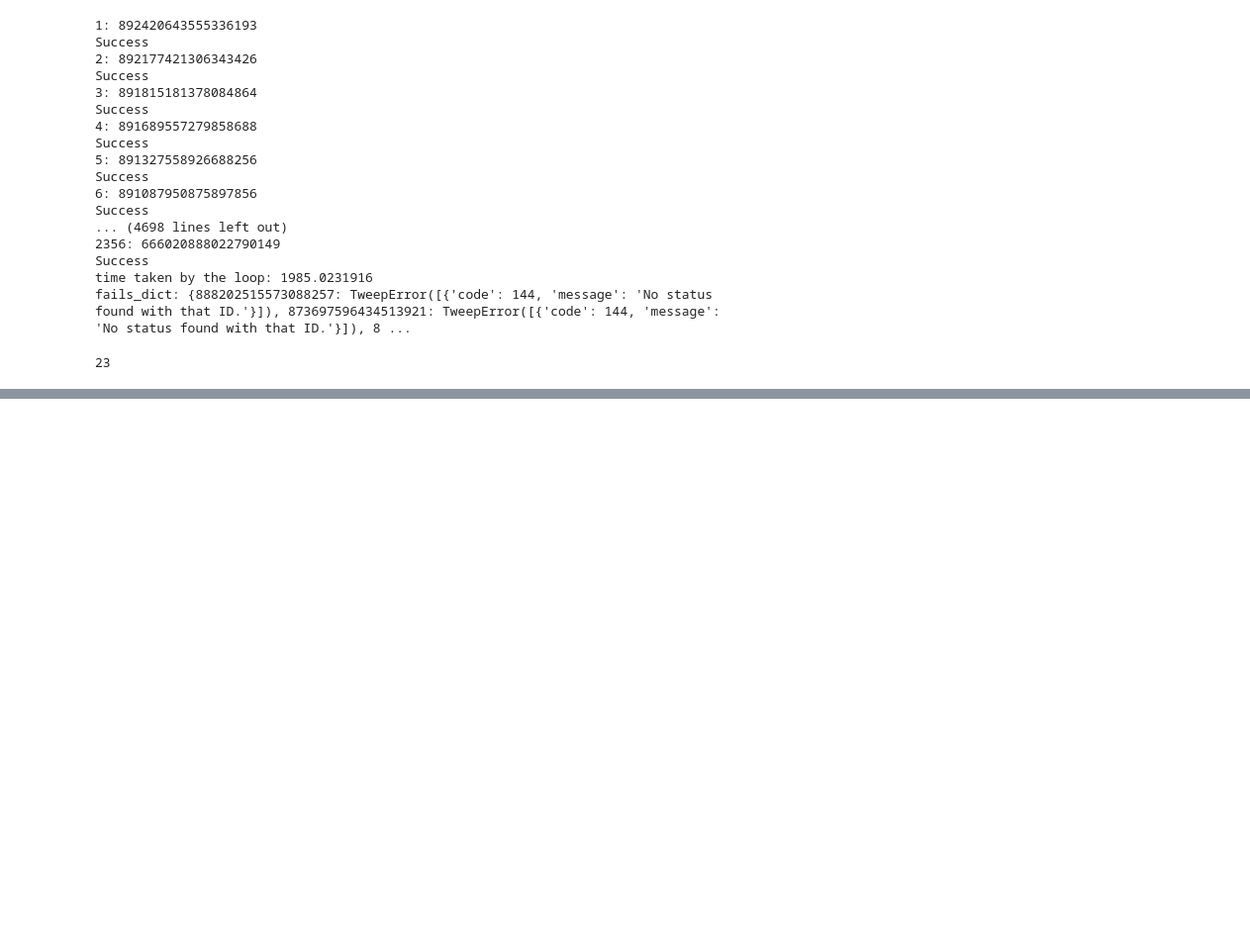
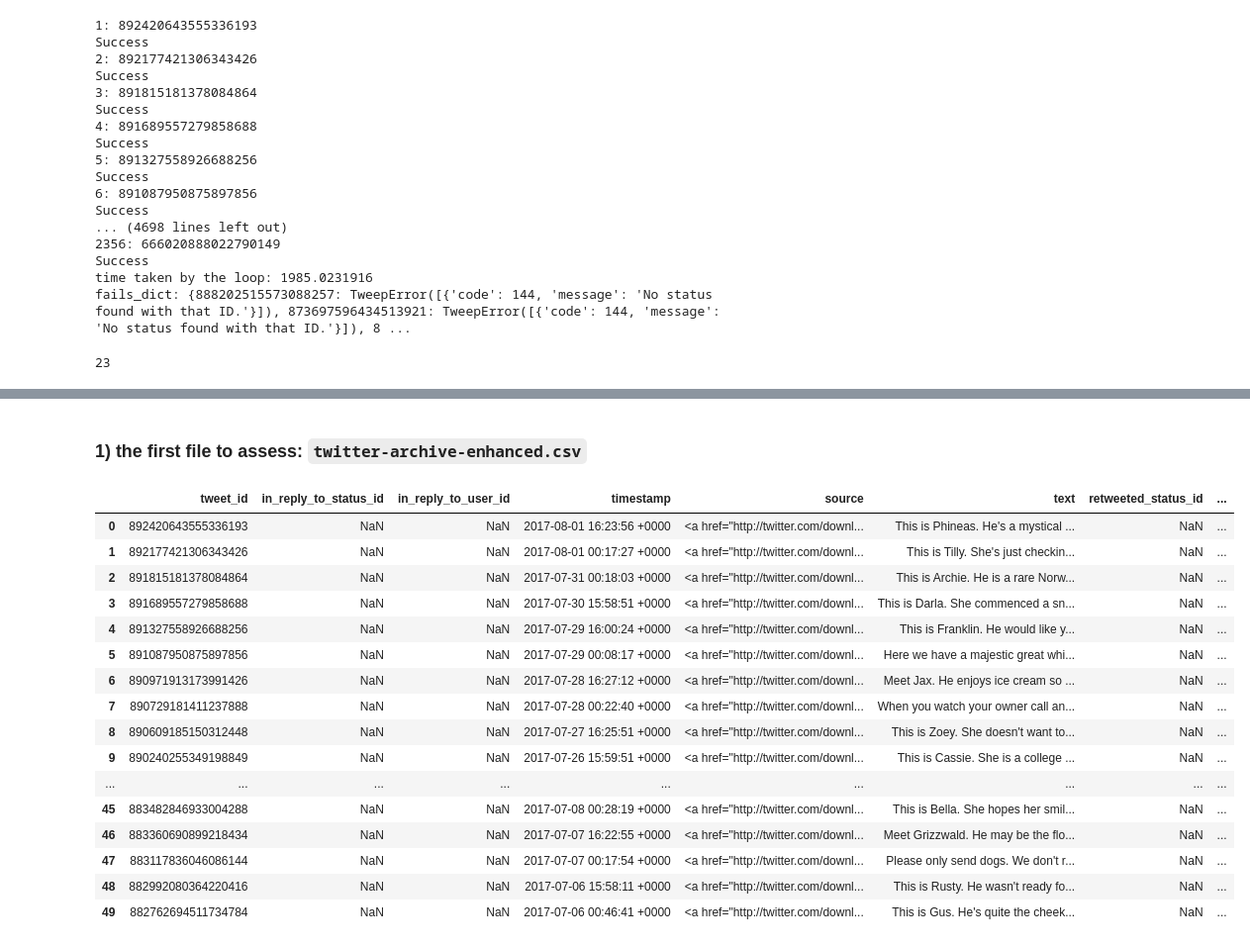
Before and after one commit to viktor-begun/Data_Analyst_Data-Wrangling, a Jupyter notebook: wrangle_act.ipynb, the cells around one changed output, grey strips where cells are left out. Shown: that part at 99% size. Drawn from its saved outputs; the diff is of its cells as text; code cells hidden in the pictures; blank space fills up the shorter version.

Commit message:
Add files via upload
feat: Add the json reading part, start the assessment of collected data

```diff
--- a/wrangle_act.ipynb
+++ b/wrangle_act.ipynb
@@ -171,0 +197,25 @@ len(fails_dict)
+# %% [markdown]
+### 1) the first file to assess: `twitter-archive-enhanced.csv`
+# %%
+# Convert to Pandas Data Frame
+twitter_archive_df = pd.read_csv('twitter-archive-enhanced.csv')
+# %%
+twitter_archive_df.head(50)
+# %% [output]
+|  | tweet_id | in_reply_to_status_id | in_reply_to_user_id | timestamp | source | text | retweeted_status_id | ... |
+| 0 | 892420643555336193 | NaN | NaN | 2017-08-01 16:23:56 +0000 | <a href="http://twitter.com/downl... | This is Phineas. He's a mystical ... | NaN | ... |
+| 1 | 892177421306343426 | NaN | NaN | 2017-08-01 00:17:27 +0000 | <a href="http://twitter.com/downl... | This is Tilly. She's just checkin... | NaN | ... |
+| 2 | 891815181378084864 | NaN | NaN | 2017-07-31 00:18:03 +0000 | <a href="http://twitter.com/downl... | This is Archie. He is a rare Norw... | NaN | ... |
+| 3 | 891689557279858688 | NaN | NaN | 2017-07-30 15:58:51 +0000 | <a href="http://twitter.com/downl... | This is Darla. She commenced a sn... | NaN | ... |
+| 4 | 891327558926688256 | NaN | NaN | 2017-07-29 16:00:24 +0000 | <a href="http://twitter.com/downl... | This is Franklin. He would like y... | NaN | ... |
+| 5 | 891087950875897856 | NaN | NaN | 2017-07-29 00:08:17 +0000 | <a href="http://twitter.com/downl... | Here we have a majestic great whi... | NaN | ... |
+| 6 | 890971913173991426 | NaN | NaN | 2017-07-28 16:27:12 +0000 | <a href="http://twitter.com/downl... | Meet Jax. He enjoys ice cream so ... | NaN | ... |
+| 7 | 890729181411237888 | NaN | NaN | 2017-07-28 00:22:40 +0000 | <a href="http://twitter.com/downl... | When you watch your owner call an... | NaN | ... |
+| 8 | 890609185150312448 | NaN | NaN | 2017-07-27 16:25:51 +0000 | <a href="http://twitter.com/downl... | This is Zoey. She doesn't want to... | NaN | ... |
+| 9 | 890240255349198849 | NaN | NaN | 2017-07-26 15:59:51 +0000 | <a href="http://twitter.com/downl... | This is Cassie. She is a college ... | NaN | ... |
+| ... | ... | ... | ... | ... | ... | ... | ... | ... |
+| 45 | 883482846933004288 | NaN | NaN | 2017-07-08 00:28:19 +0000 | <a href="http://twitter.com/downl... | This is Bella. She hopes her smil... | NaN | ... |
+| 46 | 883360690899218434 | NaN | NaN | 2017-07-07 16:22:55 +0000 | <a href="http://twitter.com/downl... | Meet Grizzwald. He may be the flo... | NaN | ... |
+| 47 | 883117836046086144 | NaN | NaN | 2017-07-07 00:17:54 +0000 | <a href="http://twitter.com/downl... | Please only send dogs. We don't r... | NaN | ... |
+| 48 | 882992080364220416 | NaN | NaN | 2017-07-06 15:58:11 +0000 | <a href="http://twitter.com/downl... | This is Rusty. He wasn't ready fo... | NaN | ... |
+| 49 | 882762694511734784 | NaN | NaN | 2017-07-06 00:46:41 +0000 | <a href="http://twitter.com/downl... | This is Gus. He's quite the cheek... | NaN | ... |
```
Also changed, not shown: parts of 16 cells of this notebook.
